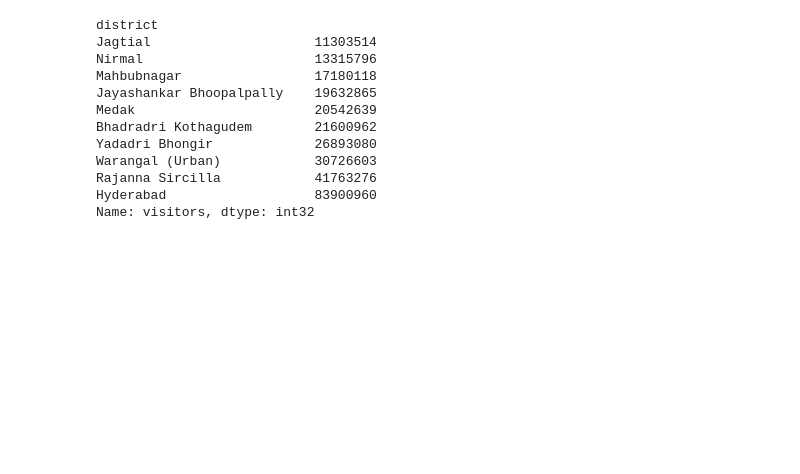
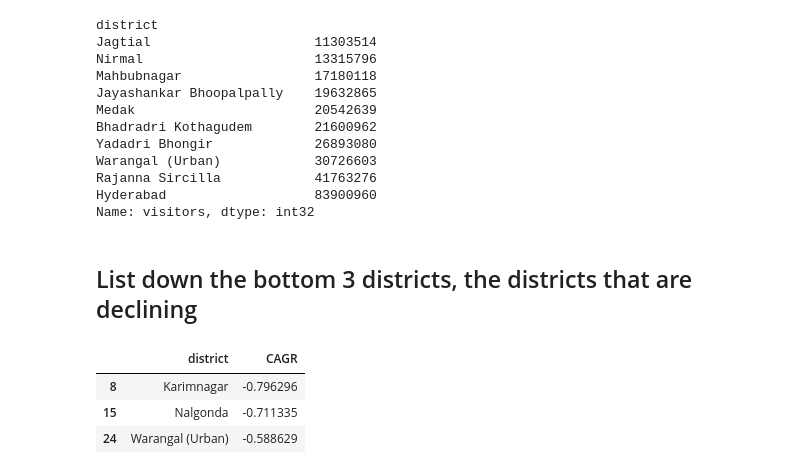
Before and after one commit to sourabhms66/Tourism_Revenue, a Jupyter notebook: codes.ipynb, the cells around one changed output. Cells and saved outputs as stored; diff of their text form; code cells hidden in the pictures; blank space fills up the shorter version.

```diff
--- a/codes.ipynb
+++ b/codes.ipynb
@@ -502,3 +502,12 @@ Warangal (Urban)            30726603
 Rajanna Sircilla            41763276
 Hyderabad                   83900960
 Name: visitors, dtype: int32
+# %% [markdown]
+## List down the bottom 3 districts, the districts that are declining
+# %%
+cagr_df.sort_values(by='CAGR').head(3)
+# %% [output]
+|  | district | CAGR |
+| 8 | Karimnagar | -0.796296 |
+| 15 | Nalgonda | -0.711335 |
+| 24 | Warangal (Urban) | -0.588629 |
```
Also changed, not shown: parts of 3 cells of this notebook.
